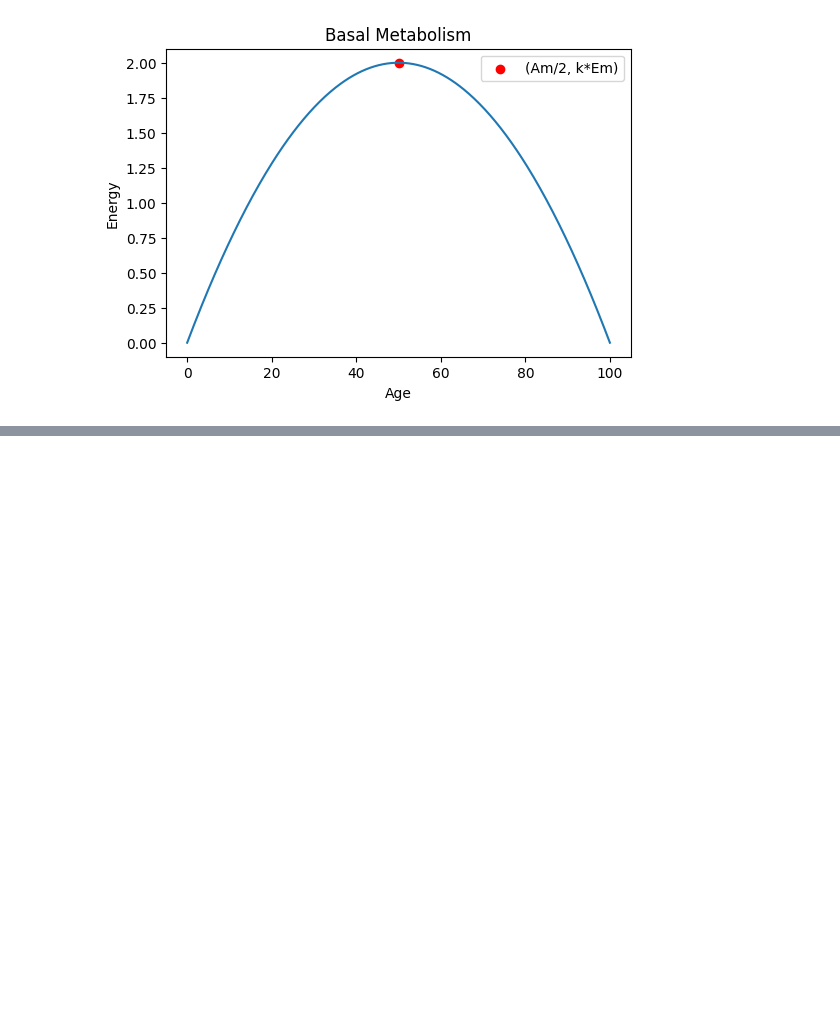
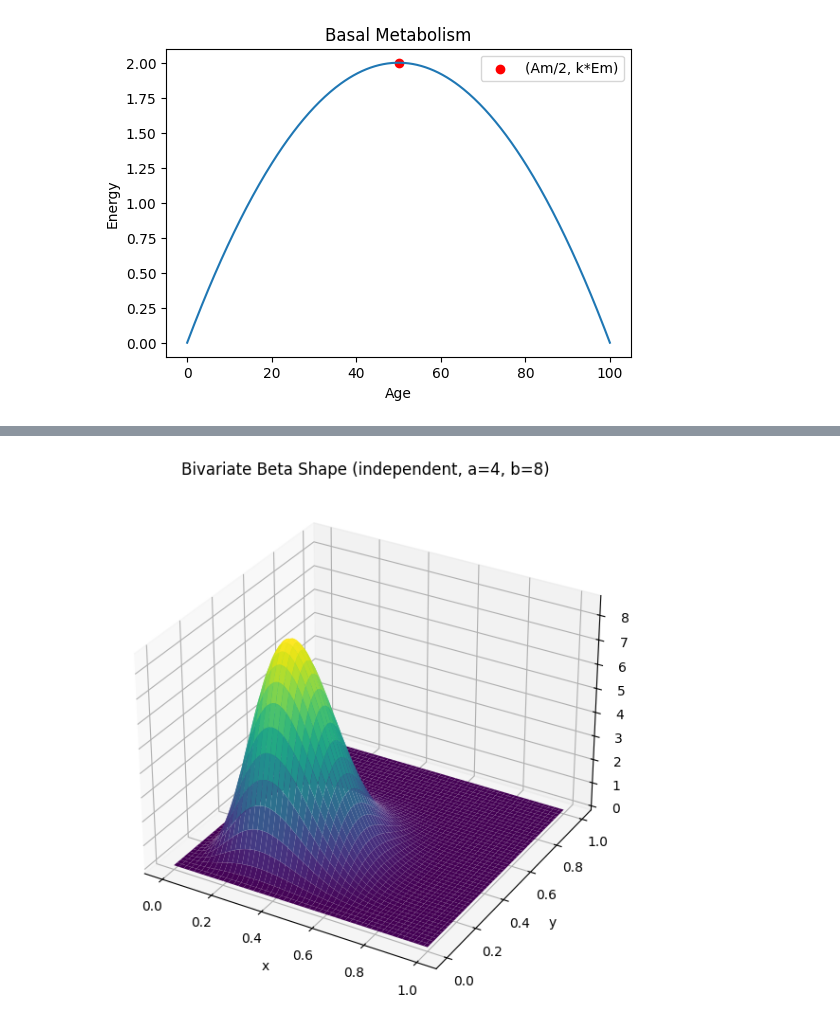
Before and after one commit to frekkoz3/TESI-LAUREA-TRIENNALE, a Jupyter notebook: PYTHON IMPLEMENTATION/SCREEN/4 Gaussian Visualization.ipynb, the cells around one changed output, grey strips where cells are left out. Saved outputs shown, nothing was run; the diff lists cells and outputs as text; code cells hidden in the pictures; blank space fills up the shorter version.

```diff
--- a/PYTHON IMPLEMENTATION/SCREEN/4 Gaussian Visualization.ipynb
+++ b/PYTHON IMPLEMENTATION/SCREEN/4 Gaussian Visualization.ipynb
@@ -84,0 +109,29 @@ plot_quadratic(a, b, c)  # Plots x^2 - 3x + 2
+# %%
+import numpy as np
+import matplotlib.pyplot as plt
+from scipy.stats import beta
+
+# Parameters
+a = 4
+b = 8
+
+# Create a grid over [0, 1] x [0, 1]
+x = np.linspace(0, 1, 200)
+y = np.linspace(0, 1, 200)
+X, Y = np.meshgrid(x, y)
+
+# Joint PDF as product of two independent Beta PDFs
+Z = beta.pdf(X, a, b) * beta.pdf(Y, a, b)
+
+# Plot
+fig = plt.figure(figsize=(8, 6))
+ax = fig.add_subplot(111, projection='3d')
+ax.plot_surface(X, Y, Z, cmap='viridis', edgecolor='none')
+ax.set_title(f'Bivariate Beta Shape (independent, a={a}, b={b})')
+ax.set_xlabel('x')
+ax.set_ylabel('y')
+ax.set_zlabel('z')
+plt.tight_layout()
+plt.show()
+# %% [output]
+[figure, added]
```
Also changed, not shown: parts of 1 cell of this notebook, 3 other files.
